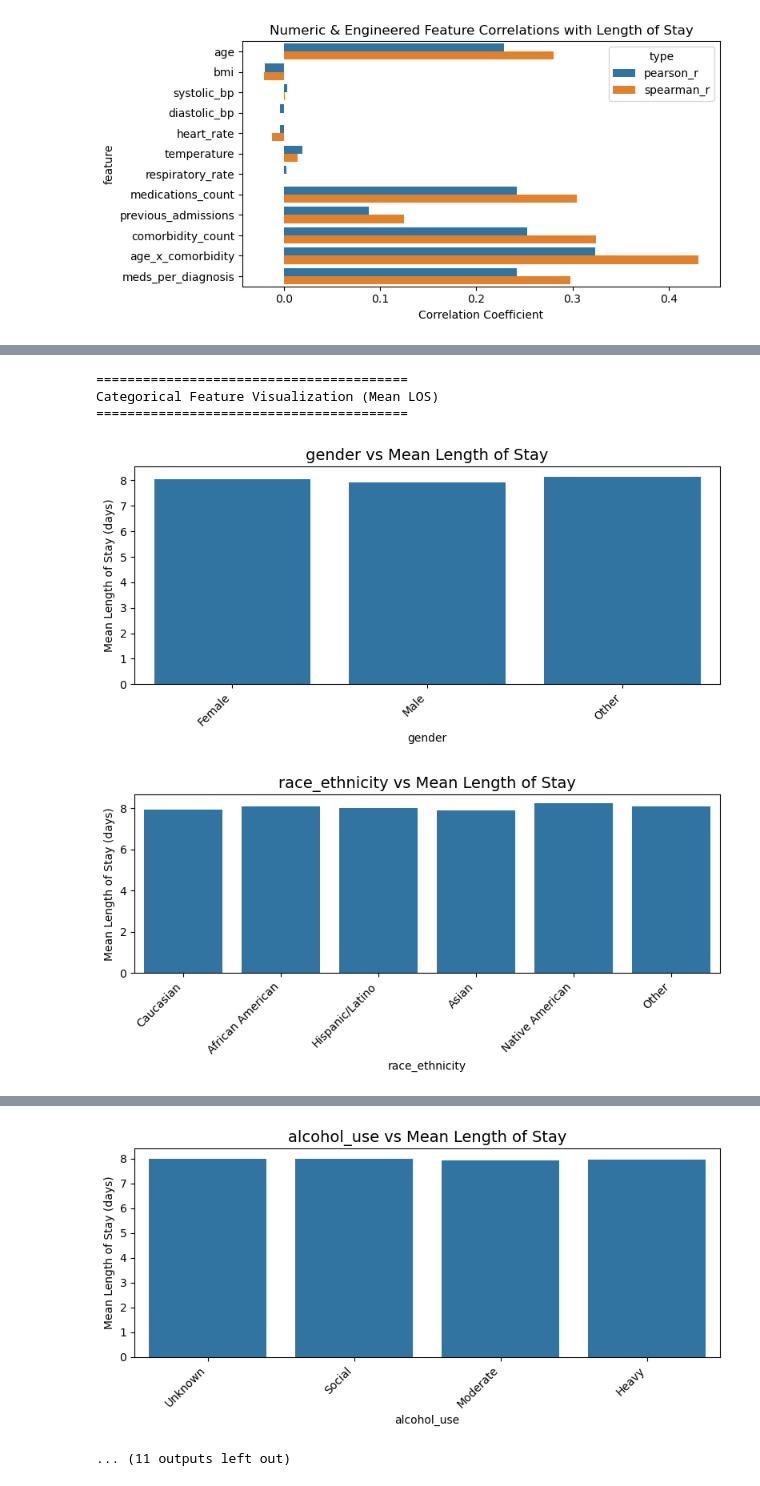
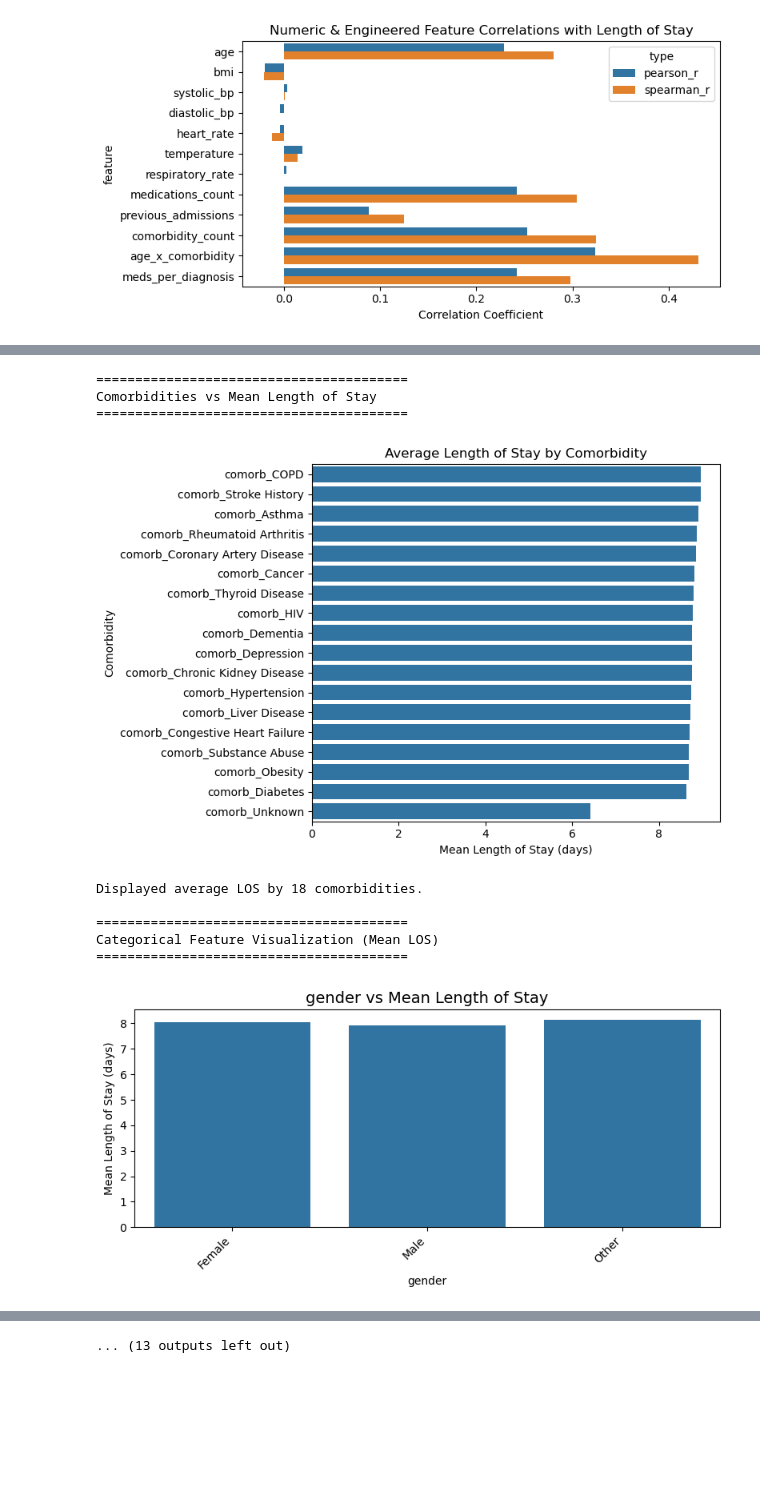
Before and after one commit to LittleHouse75/flatiron-lab-predictive-modeling, a Jupyter notebook: lab-predictive-modeling.ipynb, the cells around one changed output, grey strips where cells are left out. Cells and saved outputs as stored; diff of their text form; code cells hidden in the pictures; blank space fills up the shorter version.

```diff
--- a/lab-predictive-modeling.ipynb
+++ b/lab-predictive-modeling.ipynb
@@ -1,4 +0,0 @@
-# %%
-import holidays
-us_holidays = holidays.US()
-us_holidays
@@ -441,6 +454,33 @@ import numpy as np
 from scipy.stats import f_oneway, kruskal
 
 target = 'length_of_stay'
+
+# --- Step 0: Comorbidities vs Mean LOS --------------------------
+print_heading("Comorbidities vs Mean Length of Stay")
+
+comorb_cols = [c for c in df.columns if c.startswith("comorb_")]
+
+if comorb_cols:
+    mean_los = (
+        df.melt(id_vars=target, value_vars=comorb_cols, var_name="comorbidity", value_name="has_condition")
+          .query("has_condition == 1")
+          .groupby("comorbidity")[target]
+          .mean()
+          .sort_values(ascending=False)
+    )
+
+    plt.figure(figsize=(8, min(0.3 * len(mean_los), 12)))
+    sns.barplot(x=mean_los.values, y=mean_los.index, orient='h')
+    plt.title("Average Length of Stay by Comorbidity")
+    plt.xlabel("Mean Length of Stay (days)")
+    plt.ylabel("Comorbidity")
+    plt.tight_layout()
+    plt.show()
+
+    print(f"Displayed average LOS by {len(comorb_cols)} comorbidities.")
+else:
+    print("No comorbidity indicator columns found; skipping comorbidity breakdown.")
+
 
 # --- Step 1: Key Categorical Features --------------------------
 categorical_cols = [
@@ -511,33 +551,38 @@ for col in categorical_cols:
     if col not in df.columns:
         continue
     sub = df[[col, target]].dropna()
     groups = [g[target].values for _, g in sub.groupby(col) if len(g) > 1]
     if len(groups) < 2:
         continue
     try:
         F, p_anova = f_oneway(*groups)
         eta2 = eta_squared(groups)
     except Exception:
         eta2, p_anova = np.nan, np.nan
     try:
         H, p_kr = kruskal(*groups)
     except Exception:
         p_kr = np.nan
     rows.append((col, eta2, p_anova, p_kr))
 
 effect_df = pd.DataFrame(rows, columns=["feature", "eta_squared", "p_ANOVA", "p_Kruskal"])
 effect_df = effect_df.sort_values("eta_squared", ascending=False)
 display(effect_df)
 
 plt.figure(figsize=(8, max(3, 0.4 * len(effect_df))))
 sns.heatmap(effect_df.set_index("feature")[["eta_squared"]],
             annot=True, fmt=".3f", cmap="coolwarm", vmin=0)
 plt.title("Effect Size (η²) of Categorical Features on Length of Stay")
 plt.tight_layout()
 plt.show()
 # %% [output]
 ========================================
-Categorical Feature Visualization (Mean LOS)
+Comorbidities vs Mean Length of Stay
 ========================================
-[figure, old version]
+[figure, new version]
+Displayed average LOS by 18 comorbidities.
+
+========================================
+Categorical Feature Visualization (Mean LOS)
+========================================
-[figure, old version]
+[figure, new version]
@@ -552,5 +597,4 @@ Categorical Feature Visualization (Mean LOS)
-[figure, removed]
-... (11 outputs left out)
+... (13 outputs left out)
 # %% [markdown]
 ## Categorical EDA Analysis
 
```
Also changed, not shown: parts of 4 cells of this notebook.
